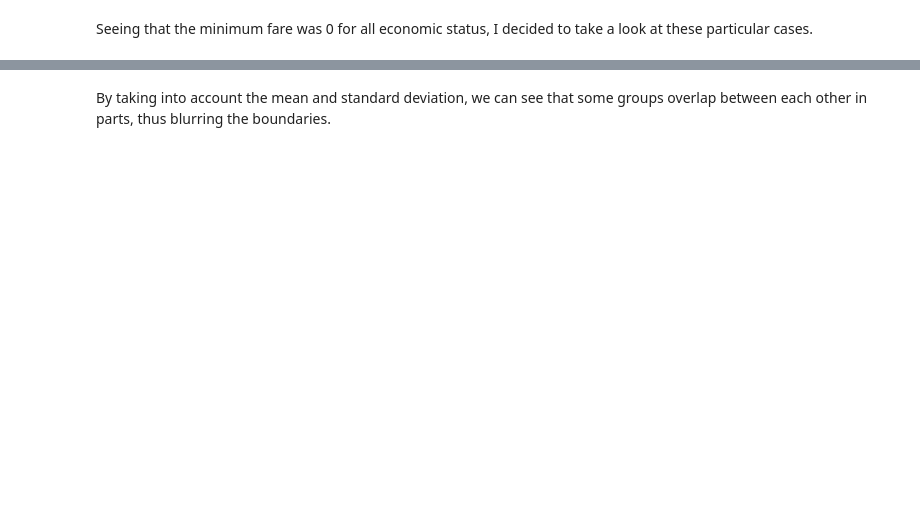
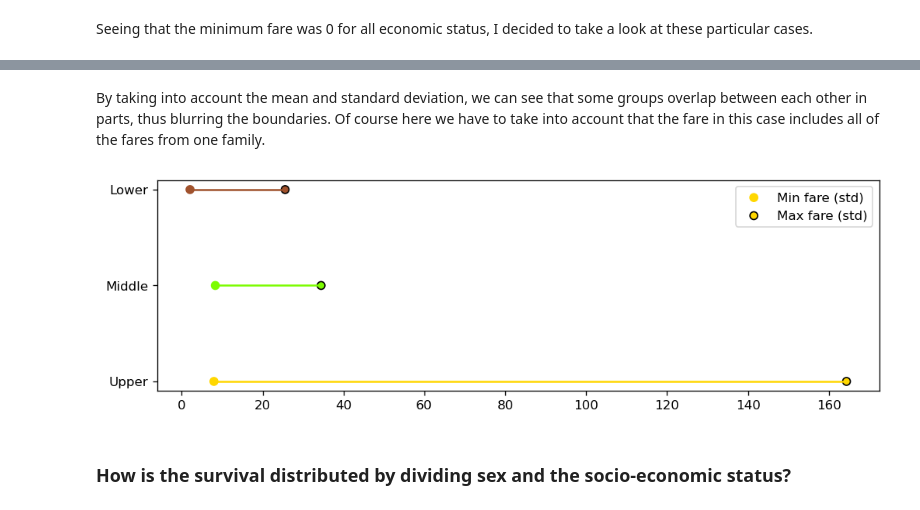
Before and after one commit to brunograssano/Titanic-ML-from-Disaster, a Jupyter notebook: ExploratoryDataAnalysis.ipynb, the cells around one changed output, grey strips where cells are left out. Saved outputs shown, nothing was run; the diff lists cells and outputs as text; code cells hidden in the pictures; blank space fills up the shorter version.

Commit message:
Expanded family analysis & SES

```diff
--- a/ExploratoryDataAnalysis.ipynb
+++ b/ExploratoryDataAnalysis.ipynb
@@ -360,4 +550,5 @@ By investigating a little, it turned out that these people boarded the ship with
 Let's continue without taking into account these cases.
 # %%
 passengers_with_fare = titanic_df.loc[titanic_df["Fare"]>0]
-passengers_with_fare.groupby(by="Economic status")["Fare"].agg(["min","mean","max","std"]).round(2)
+fare_range_by_status = passengers_with_fare.groupby(by="Economic status")["Fare"].agg(["min","mean","max","std"]).round(2)
+fare_range_by_status
@@ -364,2 +561,2 @@ passengers_with_fare.groupby(by="Economic status")["Fare"].agg(["min","mean","ma
 # %% [markdown]
-By taking into account the mean and standard deviation, we can see that some groups overlap between each other in parts, thus blurring the boundaries.
+By taking into account the mean and standard deviation, we can see that some groups overlap between each other in parts, thus blurring the boundaries. Of course here we have to take into account that the fare in this case includes all of the fares from one family.
@@ -367,0 +563,15 @@ By taking into account the mean and standard deviation, we can see that some gro
+# %%
+min_fare_std = fare_range_by_status["mean"] - fare_range_by_status["std"]
+max_fare_std = fare_range_by_status["mean"] + fare_range_by_status["std"]
+colors = ['gold','lawngreen','sienna']
+plt.figure(figsize=(10, 3), dpi=120)
+plt.hlines(y=fare_range_by_status.index, xmin=min_fare_std, xmax=max_fare_std, color=colors, alpha=1)
+plt.scatter(min_fare_std, fare_range_by_status.index, color=colors, alpha=1, label='Min fare (std)')
+plt.scatter(max_fare_std, fare_range_by_status.index, color=colors, alpha=1 , linewidths=1,edgecolor="black",label='Max fare (std)')
+plt.legend()
+
+plt.show()
+# %% [output]
+[figure, added]
+# %% [markdown]
+### How is the survival distributed by dividing sex and the socio-economic status?
```
Also changed, not shown: parts of 56 cells of this notebook.
